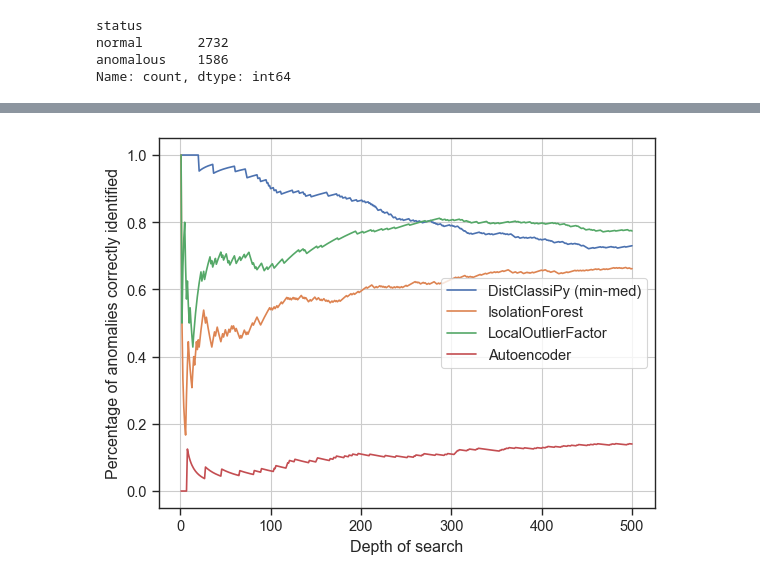
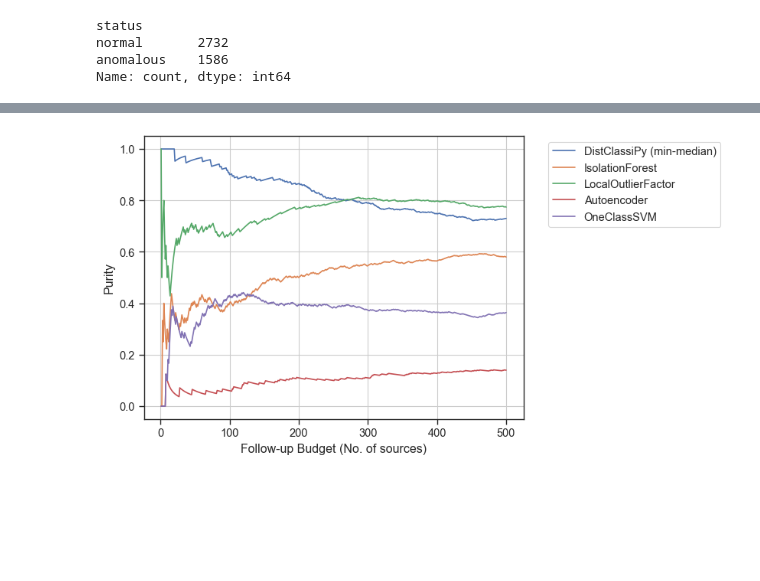
Before and after one commit to sidchaini/DistanceAnomalies, a Jupyter notebook: 04. ad comparison/rutgers01. outliers SC.ipynb, the cells around one changed output, grey strips where cells are left out. Drawn from its saved outputs; the diff is of its cells as text; code cells hidden in the pictures; blank space fills up the shorter version.

Commit message:
added rutgers + oneclass svm + alerce model params

```diff
--- a/04. ad comparison/rutgers01. outliers SC.ipynb
+++ b/04. ad comparison/rutgers01. outliers SC.ipynb
@@ -151,14 +418,17 @@ class AutoencoderAnomalyDetector(BaseEstimator, OutlierMixin):
 # %%
 # Create a dictionary of all models to test
 models_to_test = {
-    "DistClassiPy (min-med)": DistanceAnomaly(
+    "DistClassiPy (min-median)": DistanceAnomaly(
         cluster_agg='min',
         metric_agg='median',
         normalize_scores=True
     ),
-    "IsolationForest": IsolationForest(
-        contamination='auto',
-        random_state=seed_val
+
+    "IsolationForest": IsolationForest( #using alerce anomaly params
+        n_estimators=100,
+        max_samples=256,
+        contamination=0.001,
+        random_state=seed_val+2
     ),
     "LocalOutlierFactor": LocalOutlierFactor(
         n_neighbors=20,
@@ -166,16 +436,20 @@ models_to_test = {
         contamination='auto'
     ),
     "Autoencoder": AutoencoderAnomalyDetector(
-        encoding_dim=3, # Can be tuned
-        epochs=50,
-        verbose=0
+        encoding_dim=32, # Can be tuned
+        epochs=100,
+    ),
+    "OneClassSVM": OneClassSVM(
+        kernel='rbf',
+        nu=0.01
     )
+
 }
 # %%
 results_df = pd.DataFrame(index=X_all_df.index)
 results_df['class'] = y_all_df
 results_df['status'] = results_df['class'].apply(
-    lambda x: 'normal' if x in ["CEP", "DSCT", "EB", "RRL"] else 'anomalous'
+    lambda x: 'normal' if x in sorted(y_knowns_df.unique()) else 'anomalous'
 )
 
 # Loop through models, fit, score, and store results
@@ -190,7 +464,7 @@ for model_name, model in tqdm(models_to_test.items(), desc="Running Models"):
     # Your method and AE score higher for anomalies, so no change is needed.
     scores = model.decision_function(X_all_df.to_numpy())
 
-    if model_name in ["IsolationForest", "LocalOutlierFactor"]:
+    if model_name in ["IsolationForest", "LocalOutlierFactor", "OneClassSVM"]:
         scores = -scores # Lower is more anomalous for these, so we flip
 
     results_df[f'score_{model_name}'] = scores
@@ -296,3 +612,16 @@ for model_name in tqdm(models_to_test.keys(),desc="method"):
         else:
             frac = 0
         methods_percent[model_name].append(frac)
+# %%
+endnum = 100
+# endum = len(results_df)+1
+
+top_ns = np.arange(start=1, stop=endnum+1)
+
+
+for model_name in models_to_test.keys():
+    plt.plot(top_ns, methods_percent[model_name][:endnum], label=model_name)
+plt.ylabel("Purity")
+plt.xlabel("Follow-up Budget (No. of sources)")
+plt.legend(bbox_to_anchor=(1.05, 1), loc='upper left')
+plt.show()
@@ -299,15 +630,15 @@ for model_name in tqdm(models_to_test.keys(),desc="method"):
 # %%
 endnum = 500
 # endum = len(results_df)+1
 
 top_ns = np.arange(start=1, stop=endnum+1)
 
 
 for model_name in models_to_test.keys():
     plt.plot(top_ns, methods_percent[model_name][:endnum], label=model_name)
-plt.ylabel("Percentage of anomalies correctly identified")
-plt.xlabel("Depth of search")
-plt.legend()
+plt.ylabel("Purity")
+plt.xlabel("Follow-up Budget (No. of sources)")
+plt.legend(bbox_to_anchor=(1.05, 1), loc='upper left')
 plt.show()
 # %% [output]
-[figure, old version]
+[figure, new version]
```
Also changed, not shown: parts of 27 cells of this notebook, 6 other files.
